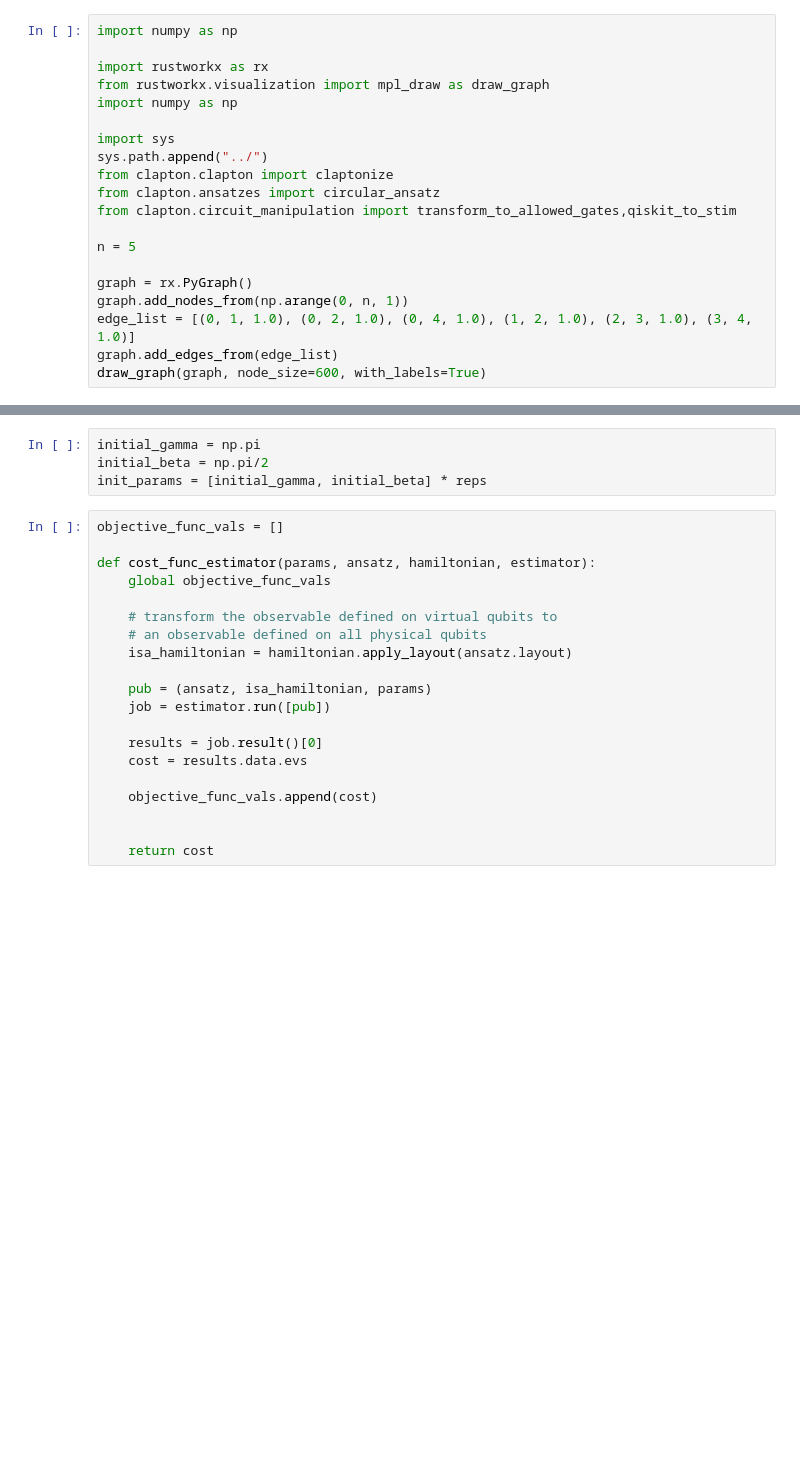
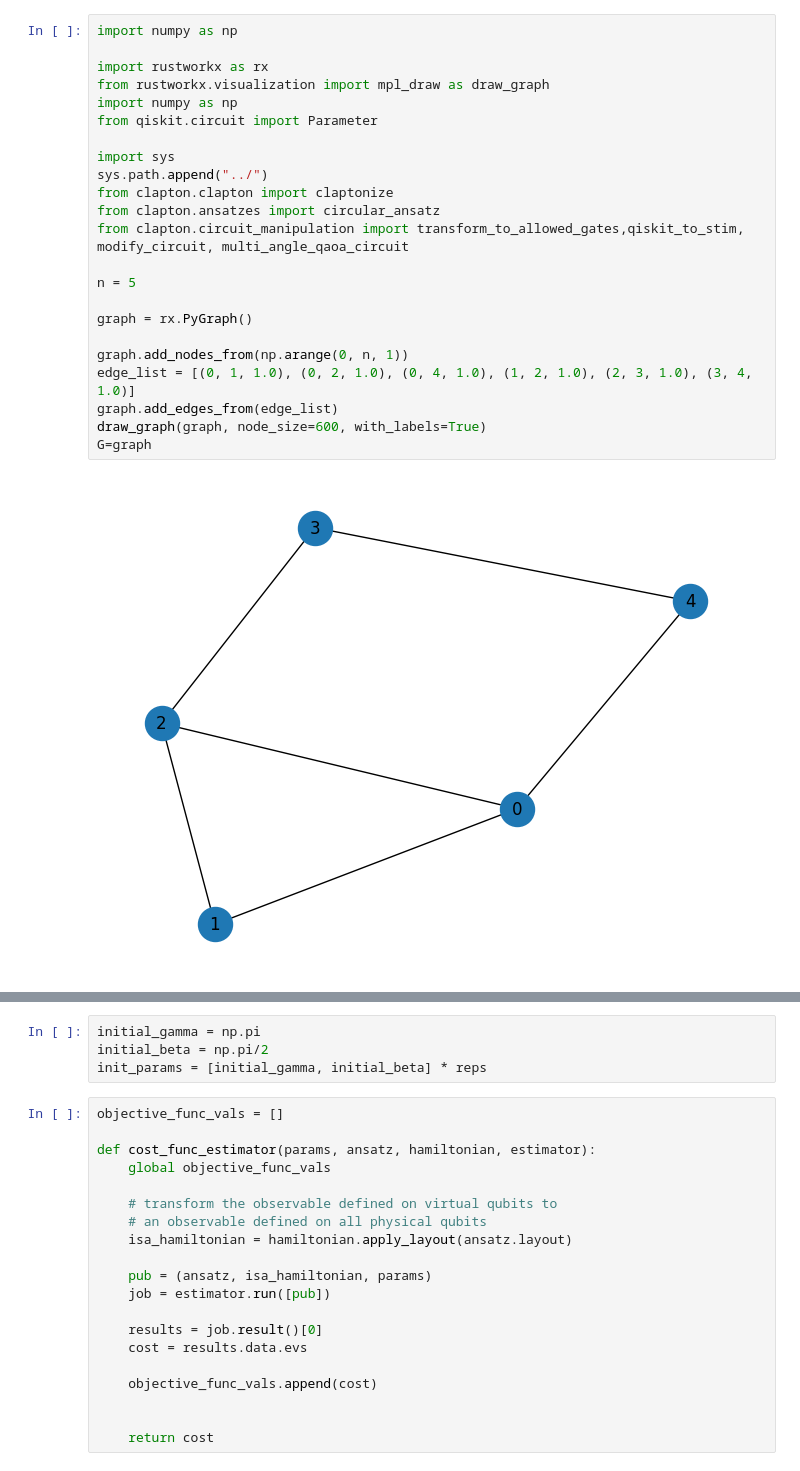
Before and after one commit to d-bharadwaj/SPIQ, a Jupyter notebook: cafqa_qaoa.ipynb, the cells around one changed output, grey strips where cells are left out. Saved outputs shown, nothing was run; the diff lists cells and outputs as text; blank space fills up the shorter version.

```diff
--- a/cafqa_qaoa.ipynb
+++ b/cafqa_qaoa.ipynb
@@ -1,23 +1,28 @@
 # %%
 import numpy as np
 
 import rustworkx as rx
 from rustworkx.visualization import mpl_draw as draw_graph
 import numpy as np
+from qiskit.circuit import Parameter
 
 import sys
 sys.path.append("../")
 from clapton.clapton import claptonize
 from clapton.ansatzes import circular_ansatz
-from clapton.circuit_manipulation import transform_to_allowed_gates,qiskit_to_stim
+from clapton.circuit_manipulation import transform_to_allowed_gates,qiskit_to_stim, modify_circuit, multi_angle_qaoa_circuit
 
 n = 5
 
 graph = rx.PyGraph()
+
 graph.add_nodes_from(np.arange(0, n, 1))
 edge_list = [(0, 1, 1.0), (0, 2, 1.0), (0, 4, 1.0), (1, 2, 1.0), (2, 3, 1.0), (3, 4, 1.0)]
 graph.add_edges_from(edge_list)
 draw_graph(graph, node_size=600, with_labels=True)
+G=graph
+# %% [output]
+[figure, added]
 # %%
 from qiskit.quantum_info import SparsePauliOp
 def build_max_cut_paulis(graph: rx.PyGraph) -> list[tuple[str, float]]:
```
Also changed, not shown: parts of 13 cells of this notebook, 5 other files.
